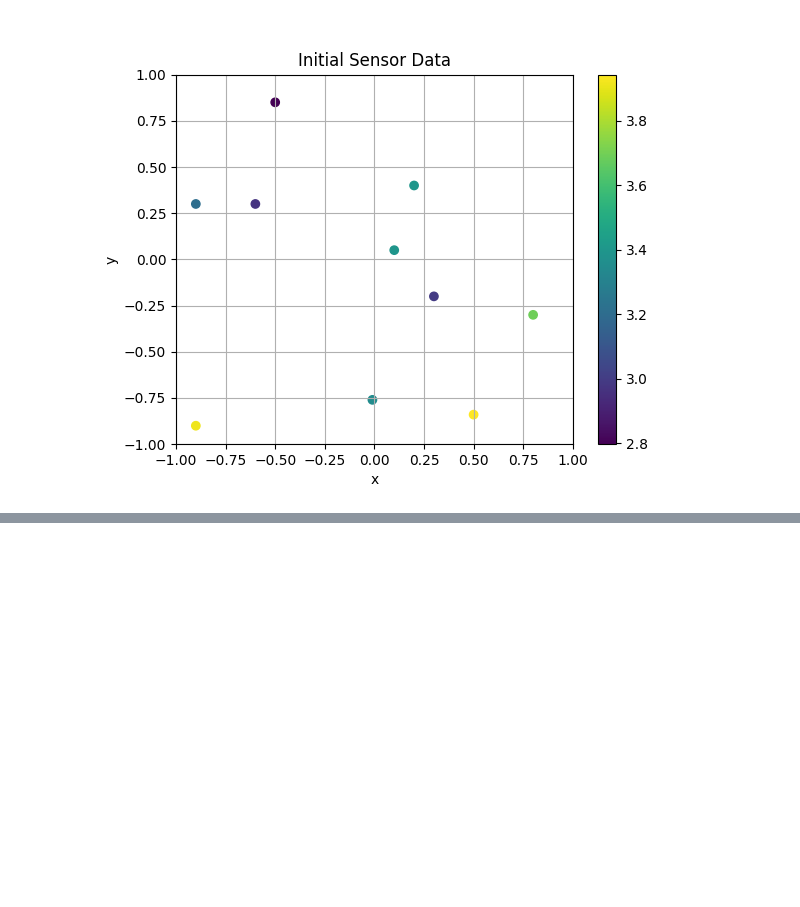
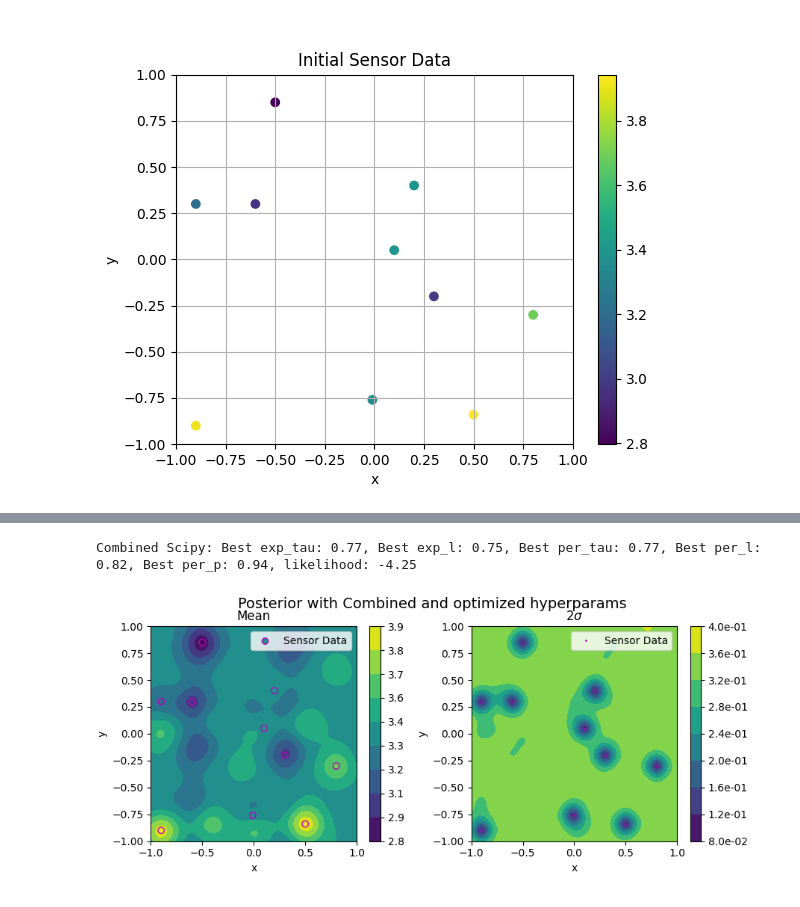
Before and after one commit to akshatd/ae567-inference, a Jupyter notebook: project_2a/ex1.ipynb, the cells around one changed output, grey strips where cells are left out. Cells and saved outputs as stored; diff of their text form; code cells hidden in the pictures; blank space fills up the shorter version.

```diff
--- a/project_2a/ex1.ipynb
+++ b/project_2a/ex1.ipynb
@@ -230,0 +329,37 @@ plot_gpr(pred_mean, pred_cov, xdata, ydata, 'Posterior')
+# %%
+# sqexp and periodic are the best, so combine then and use sciy to optimize
+
+def opt_combined(input):
+    exp_tau = input[0]
+    exp_l = input[1]
+    per_tau = input[2]
+    per_l = input[3]
+    per_p = input[4]
+
+    def kernel(x, xp):
+        k1 = kernel_options["Sq.Exp"](x, xp, tau=[exp_tau, exp_tau], l=[exp_l, exp_l])
+        k2 = kernel_options["Periodic"](x, xp, tau=[per_tau, per_tau], l=[
+                                        per_l, per_l], p=[per_p, per_p])
+        return k1*k2
+    return -log_likelihood(xdata, ydata, noise_cov, kernel)
+
+
+# xopt = minimize(opt_combined, [0.1, 0.1, 1, 1, 1])
+xopt = minimize(opt_combined, [1, 1, 1, 1, 1])
+print(
+    f'Combined Scipy: Best exp_tau: {xopt.x[0]:.2f}, Best exp_l: {xopt.x[1]:.2f}, Best per_tau: {xopt.x[2]:.2f}, Best per_l: {xopt.x[3]:.2f}, Best per_p: {xopt.x[4]:.2f}, likelihood: {-xopt.fun:.2f}')
+# print(xopt)
+
+
+def kernel(x, xp):
+    k1 = kernel_options["Sq.Exp"](x, xp, tau=[xopt.x[0], xopt.x[0]], l=[xopt.x[1], xopt.x[1]])
+    k2 = kernel_options["Periodic"](x, xp, tau=[xopt.x[2], xopt.x[2]], l=[
+                                    xopt.x[3], xopt.x[3]], p=[xopt.x[4], xopt.x[4]])
+    return k1*k2
+
+
+pred_mean, pred_cov = gpr(xdata, ydata, xpred, noise_cov, meanf, kernel)
+plot_gpr(pred_mean, pred_cov, xdata, ydata, 'Posterior with Combined and optimized hyperparams')
+# %% [output]
+Combined Scipy: Best exp_tau: 0.77, Best exp_l: 0.75, Best per_tau: 0.77, Best per_l: 0.82, Best per_p: 0.94, likelihood: -4.25
+[figure, added]
```
Also changed, not shown: parts of 10 cells of this notebook, 1 other file.
